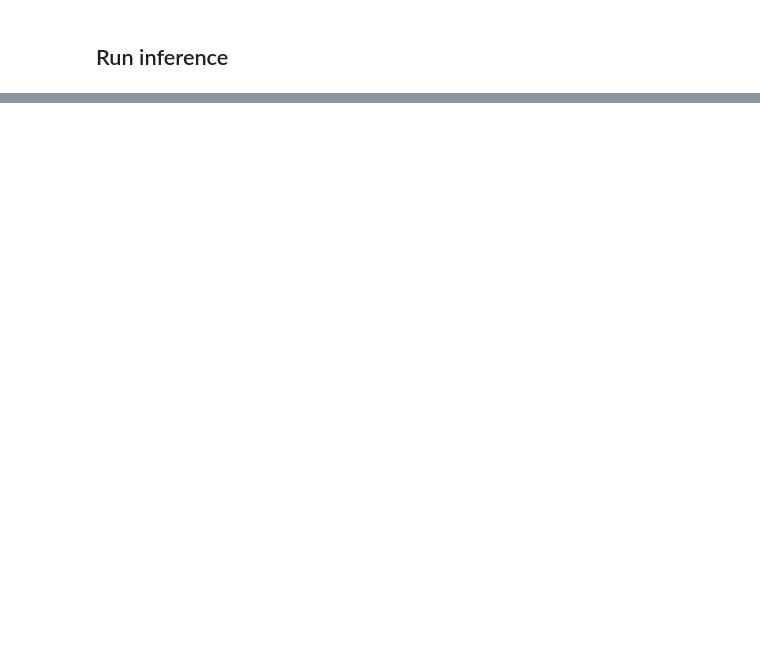
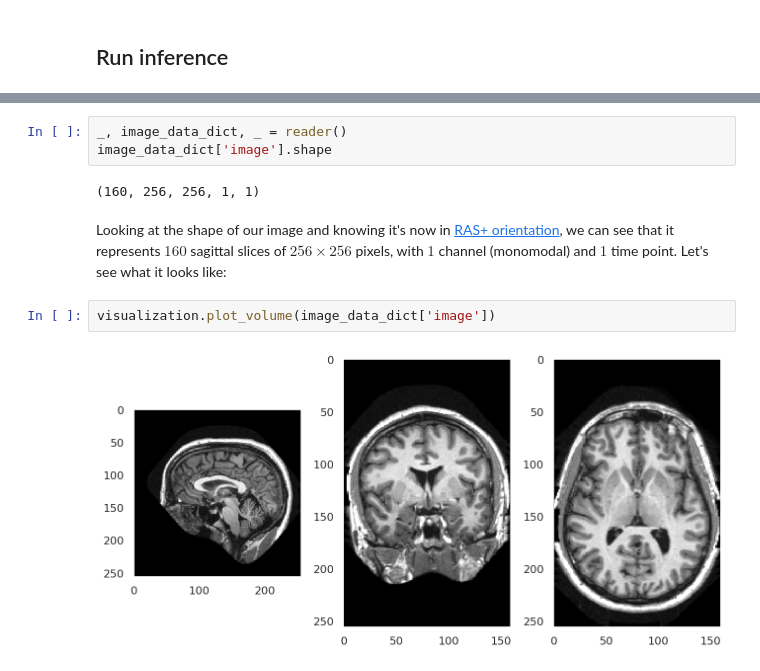
Before and after one commit to fepegar/tf2pt, a Jupyter notebook: MICCAI_2019.ipynb, the cells around one changed output, grey strips where cells are left out. Cells and saved outputs as stored; diff of their text form; blank space fills up the shorter version.

```diff
--- a/MICCAI_2019.ipynb
+++ b/MICCAI_2019.ipynb
@@ -414,0 +342,11 @@ Run inference
+# %%
+_, image_data_dict, _ = reader()
+image_data_dict['image'].shape
+# %% [output]
+(160, 256, 256, 1, 1)
+# %% [markdown]
+Looking at the shape of our image and knowing it's now in [RAS+ orientation](http://www.grahamwideman.com/gw/brain/orientation/orientterms.htm), we can see that it represents $160$ sagittal slices of $256 \times 256$ pixels, with $1$ channel (monomodal) and $1$ time point. Let's see what it looks like:
+# %%
+visualization.plot_volume(image_data_dict['image'])
+# %% [output]
+[figure, added]
```
Also changed, not shown: parts of 68 cells of this notebook, 3 other files.
